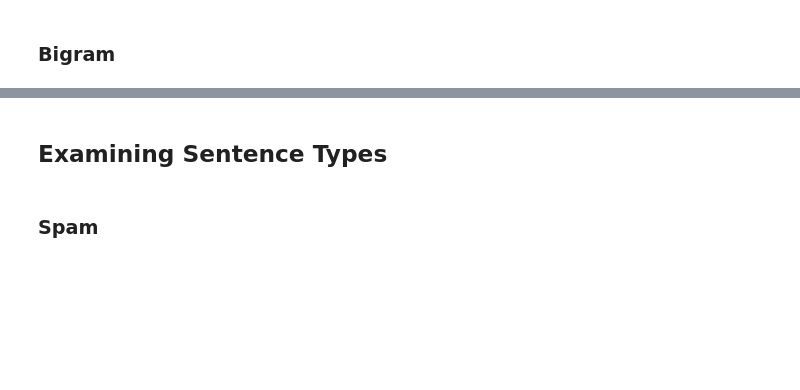
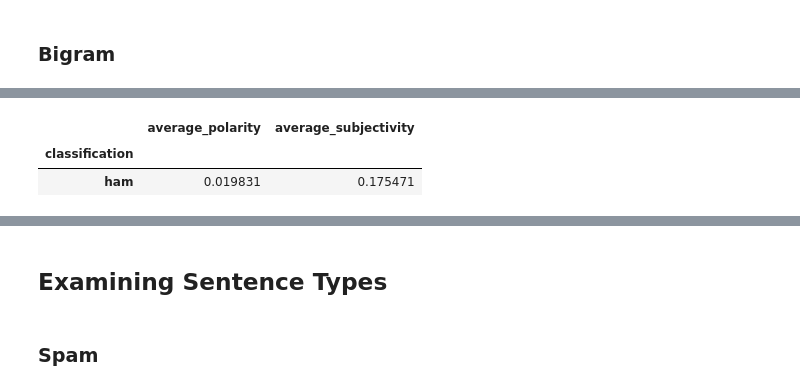
Before and after one commit to trisxcj1/SyracuseUniversity_IST664, a Jupyter notebook: Tristn_Joseph_FinalProject.ipynb, the cells around one changed output, grey strips where cells are left out. Cells and saved outputs as stored; diff of their text form; code cells hidden in the pictures; blank space fills up the shorter version.

```diff
--- a/Tristn_Joseph_FinalProject.ipynb
+++ b/Tristn_Joseph_FinalProject.ipynb
@@ -324,0 +374,11 @@ The accuracy of the bigram model is ~88.378%
+# %%
+ham_sentiment_df \
+    .groupby('classification') \
+    .agg(
+        average_polarity = pd.NamedAgg('polarity', 'mean'),
+        average_subjectivity = pd.NamedAgg('subjectivity', 'mean'),
+    )
+# %% [output]
+|  | average_polarity | average_subjectivity |
+| classification |  |  |
+| ham | 0.019831 | 0.175471 |
```
Also changed, not shown: parts of 26 cells of this notebook.
